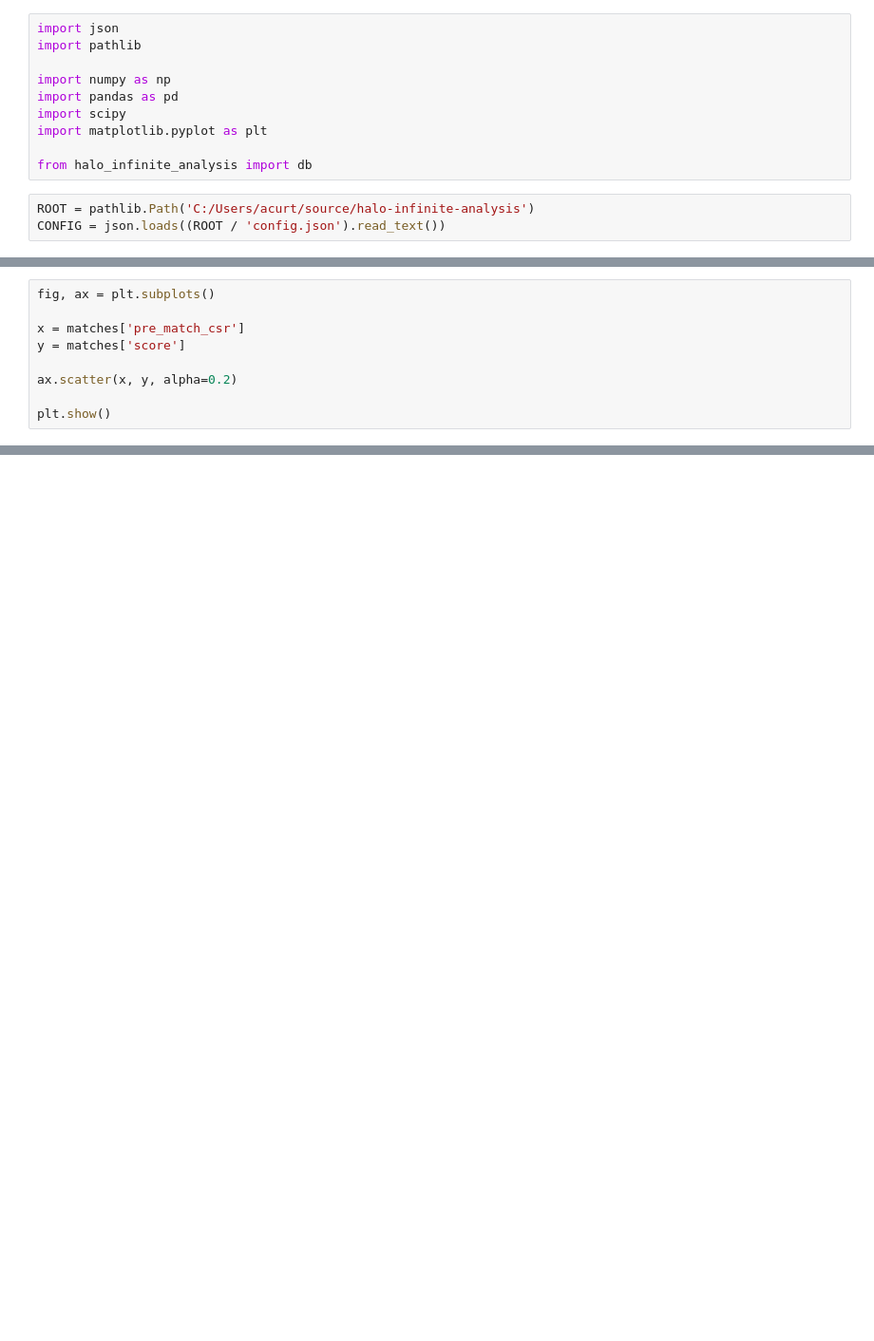
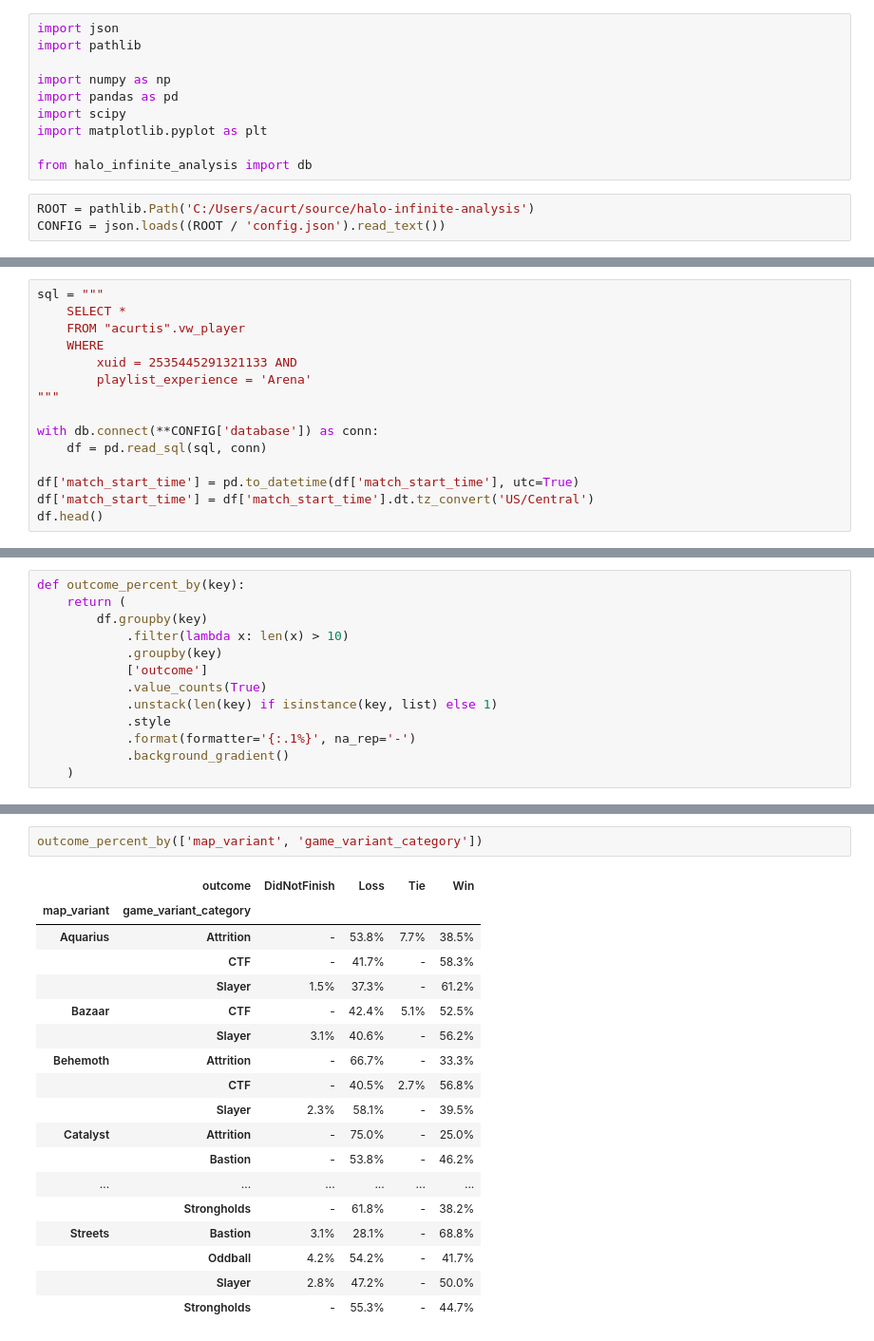
Before and after one commit to acurtis166/halo-infinite-analysis, a Jupyter notebook: notebooks/individual_performance.ipynb, the cells around one changed output, grey strips where cells are left out. Shown: that part at 95% size. Cells and saved outputs as stored; diff of their text form; blank space fills up the shorter version.

```diff
--- a/notebooks/individual_performance.ipynb
+++ b/notebooks/individual_performance.ipynb
@@ -84,9 +16,0 @@ matches.head()
-# %%
-fig, ax = plt.subplots()
-
-x = matches['pre_match_csr']
-y = matches['score']
-
-ax.scatter(x, y, alpha=0.2)
-
-plt.show()
@@ -94,0 +17,15 @@ plt.show()
+# %%
+sql = """
+    SELECT *
+    FROM "acurtis".vw_player
+    WHERE
+        xuid = 2535445291321133 AND
+        playlist_experience = 'Arena'
+"""
+
+with db.connect(**CONFIG['database']) as conn:
+    df = pd.read_sql(sql, conn)
+
+df['match_start_time'] = pd.to_datetime(df['match_start_time'], utc=True)
+df['match_start_time'] = df['match_start_time'].dt.tz_convert('US/Central')
+df.head()
@@ -94,0 +48,13 @@ plt.show()
+# %%
+def outcome_percent_by(key):
+    return (
+        df.groupby(key)
+            .filter(lambda x: len(x) > 10)
+            .groupby(key)
+            ['outcome']
+            .value_counts(True)
+            .unstack(len(key) if isinstance(key, list) else 1)
+            .style
+            .format(formatter='{:.1%}', na_rep='-')
+            .background_gradient()
+    )
@@ -94,0 +100,21 @@ plt.show()
+# %%
+outcome_percent_by(['map_variant', 'game_variant_category'])
+# %% [output]
+|  | outcome | DidNotFinish | Loss | Tie | Win |
+| map_variant | game_variant_category |  |  |  |  |
+| Aquarius | Attrition | - | 53.8% | 7.7% | 38.5% |
+|  | CTF | - | 41.7% | - | 58.3% |
+|  | Slayer | 1.5% | 37.3% | - | 61.2% |
+| Bazaar | CTF | - | 42.4% | 5.1% | 52.5% |
+|  | Slayer | 3.1% | 40.6% | - | 56.2% |
+| Behemoth | Attrition | - | 66.7% | - | 33.3% |
+|  | CTF | - | 40.5% | 2.7% | 56.8% |
+|  | Slayer | 2.3% | 58.1% | - | 39.5% |
+| Catalyst | Attrition | - | 75.0% | - | 25.0% |
+|  | Bastion | - | 53.8% | - | 46.2% |
+| ... | ... | ... | ... | ... | ... |
+|  | Strongholds | - | 61.8% | - | 38.2% |
+| Streets | Bastion | 3.1% | 28.1% | - | 68.8% |
+|  | Oddball | 4.2% | 54.2% | - | 41.7% |
+|  | Slayer | 2.8% | 47.2% | - | 50.0% |
+|  | Strongholds | - | 55.3% | - | 44.7% |
```
Also changed, not shown: parts of 19 cells of this notebook, 1 other file.
